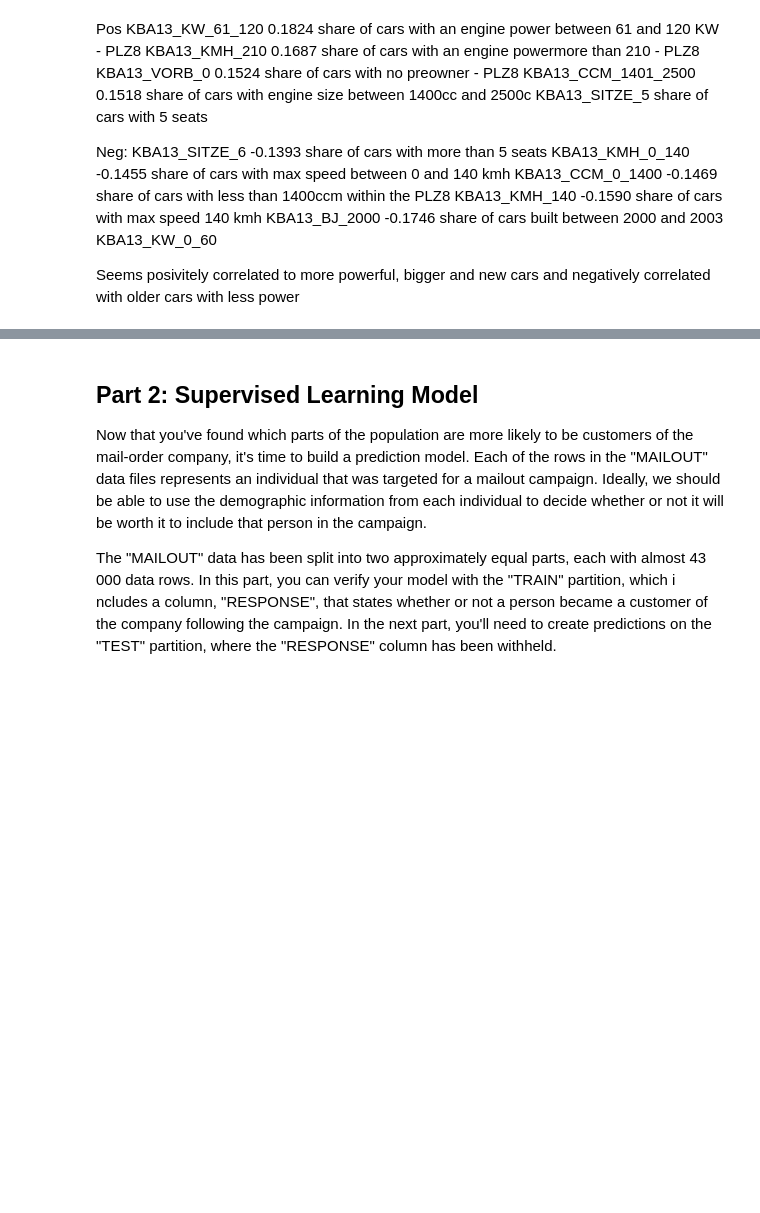
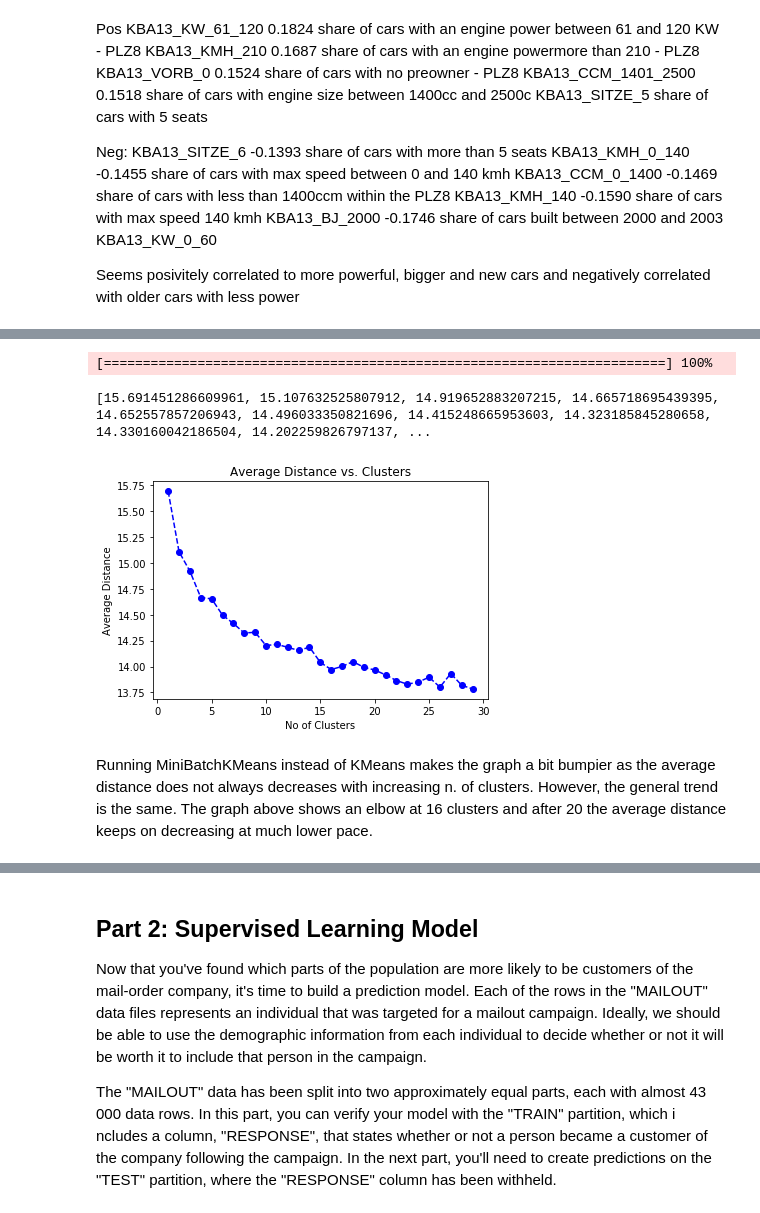
Before and after one commit to santamm/Customer-Segmentation, a Jupyter notebook: Arvato Project Workbook.ipynb, the cells around one changed output, grey strips where cells are left out. Drawn from its saved outputs; the diff is of its cells as text; code cells hidden in the pictures; blank space fills up the shorter version.

Commit message:
K-Means Clustering

```diff
--- a/Arvato Project Workbook.ipynb
+++ b/Arvato Project Workbook.ipynb
@@ -689,7 +693,7 @@ On the scaled data, we are now ready to apply dimensionality reduction technique
 - Check out the ratio of variance explained by each principal component as well as the cumulative variance explained. Try plotting the cumulative or sequential values using matplotlib's [`plot()`](https://matplotlib.org/api/_as_gen/matplotlib.pyplot.plot.html) function. Based on what you find, select a value for the number of transformed features you'll retain for the clustering part of the project.
 - Once you've made a choice for the number of components to keep, make sure you re-fit a PCA instance to perform the decided-on transformation.
 # %%
-#azdias = pd.read_feather('azdias_scaled.feather')
+azdias = pd.read_feather('azdias_scaled.feather', nthreads=2)
 from sklearn.decomposition import PCA
 # %%
 pca = PCA()
@@ -933,0 +984,49 @@ The main bulk of your analysis will come in this part of the project. Here, you
+# %%
+# We set the max number of clusters to 20
+# This will take a while
+
+# compute the average within-cluster distances.
+def k_means_score(data, n_clusters):
+    # Run k-means
+    kmeans = MiniBatchKMeans(n_clusters=n_clusters, batch_size=10000)
+    model = kmeans.fit(data)
+    labels = model.predict(data)
+    centroids = model.cluster_centers_
+
+    total_distance = []
+    for i, c in enumerate(centroids):
+        # Function from above
+        mean_distance = k_mean_distance_n(data, c, i, labels)
+        total_distance.append(mean_distance)
+    return(np.mean(total_distance))
+
+scores = []
+clusters = list(range(1,30))
+
+import progressbar
+cnter = 0
+bar = progressbar.ProgressBar(maxval=len(clusters)+1, widgets=[progressbar.Bar('=', '[', ']'), ' ', progressbar.Percentage()])
+bar.start()
+
+for n_clusters in clusters:
+    scores.append(k_means_score(azdias_pca, n_clusters))
+    cnter+=1
+    bar.update(cnter)
+
+
+bar.finish()
+print(scores)
+# %% [output]
+[========================================================================] 100%
+[15.691451286609961, 15.107632525807912, 14.919652883207215, 14.665718695439395, 14.652557857206943, 14.496033350821696, 14.415248665953603, 14.323185845280658, 14.330160042186504, 14.202259826797137, ...
+# %%
+# We will use the elbow method to find the ideal number of clusters
+plt.plot(clusters, scores, linestyle='--', marker='o', color='b');
+plt.xlabel('No of Clusters');
+plt.ylabel('Average Distance');
+plt.title('Average Distance vs. Clusters');
+# %% [output]
+[figure, added]
+# %% [markdown]
+Running MiniBatchKMeans instead of KMeans makes the graph a bit bumpier as the average distance does not always decreases with increasing n. of clusters. However, the general trend is the same.
+The graph above shows an elbow at 16 clusters and after 20 the average distance  keeps on decreasing at much lower pace.
```
Also changed, not shown: parts of 8 cells of this notebook.
